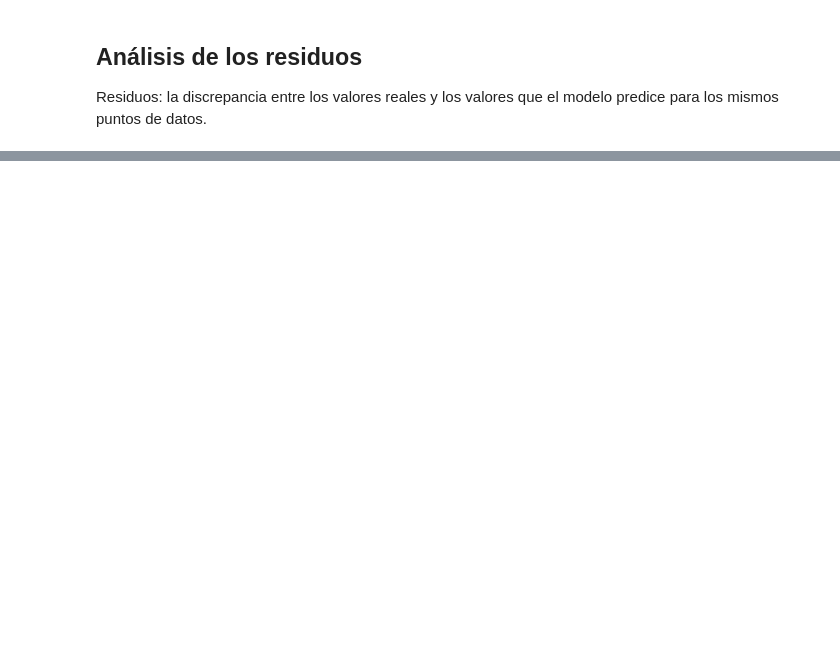
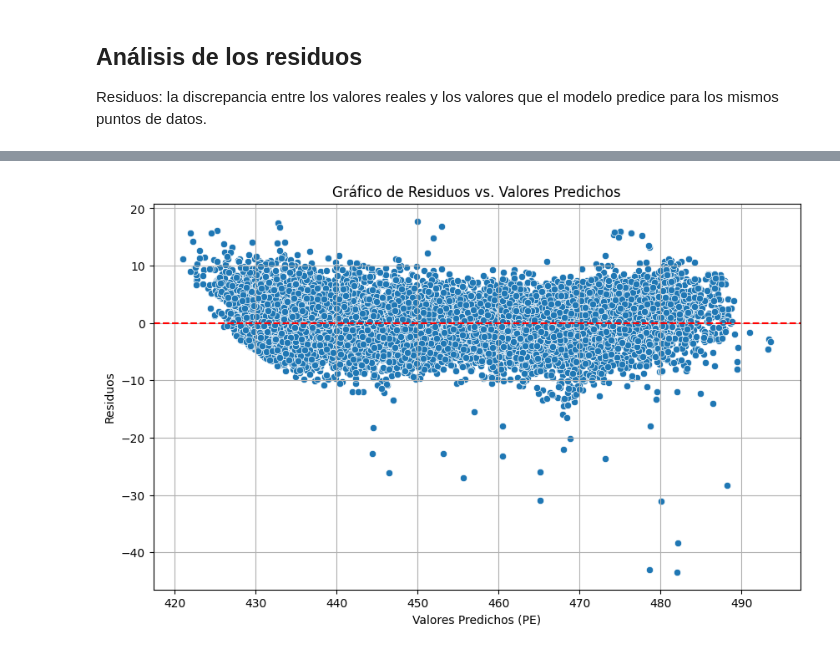
Before and after one commit to Cristi63/Challenge_Telecom, a Jupyter notebook: precios_de_inmuebles_regresion_lineal.ipynb, the cells around one changed output, grey strips where cells are left out. Cells and saved outputs as stored; diff of their text form; code cells hidden in the pictures; blank space fills up the shorter version.

```diff
--- a/precios_de_inmuebles_regresion_lineal.ipynb
+++ b/precios_de_inmuebles_regresion_lineal.ipynb
@@ -706,2 +755,5 @@ Residuos: la discrepancia entre los valores reales y los valores que el modelo p
 # %% [markdown]
 <img src="https://i.ibb.co/9bmySbm/heterocedasticidad.png" alt="heterocedasticidad" border="0">
+# %%
+datos_tarea = pd.read_csv('/content/usina.csv')
+datos_tarea.head(10)
@@ -707,0 +778,21 @@ Residuos: la discrepancia entre los valores reales y los valores que el modelo p
+# %%
+
+# --- Primera etapa: Verificación de multicolinealidad con VIF ---
+
+# Definir variables dependiente e independientes
+X = datos_tarea[['AT', 'V', 'AP', 'RH']]
+y = datos_tarea['PE']
+
+# Añadir una constante al modelo para el intercepto
+X_const = sm.add_constant(X)
+
+# Construir y ajustar el modelo de regresión
+model = sm.OLS(y, X_const).fit()
+
+# Calcular los VIFs
+vif_data = pd.DataFrame()
+vif_data["variable"] = X_const.columns
+vif_data["VIF"] = [variance_inflation_factor(X_const.values, i) for i in range(X_const.shape[1])]
+
+print("VIF de las variables predictoras:")
+print(vif_data)
@@ -707,0 +807,18 @@ Residuos: la discrepancia entre los valores reales y los valores que el modelo p
+# %%
+# --- Segunda etapa: Análisis de residuos e identificación de heterocedasticidad ---
+
+# Obtener los residuos y los valores predichos del modelo
+residuals = model.resid
+fitted_values = model.fittedvalues
+
+# Crear un gráfico de dispersión de residuos vs. valores predichos
+plt.figure(figsize=(10, 6))
+sns.scatterplot(x=fitted_values, y=residuals)
+plt.axhline(y=0, color='r', linestyle='--')
+plt.xlabel('Valores Predichos (PE)')
+plt.ylabel('Residuos')
+plt.title('Gráfico de Residuos vs. Valores Predichos')
+plt.grid(True)
+plt.show()
+# %% [output]
+[figure, added]
```
Also changed, not shown: parts of 17 cells of this notebook.
